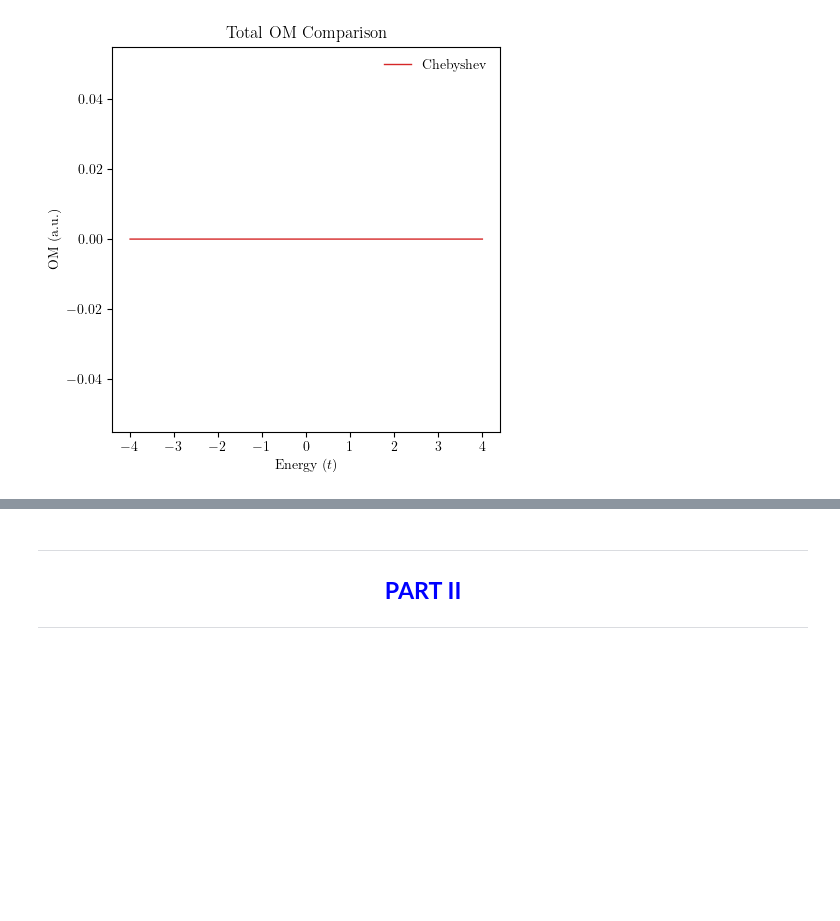
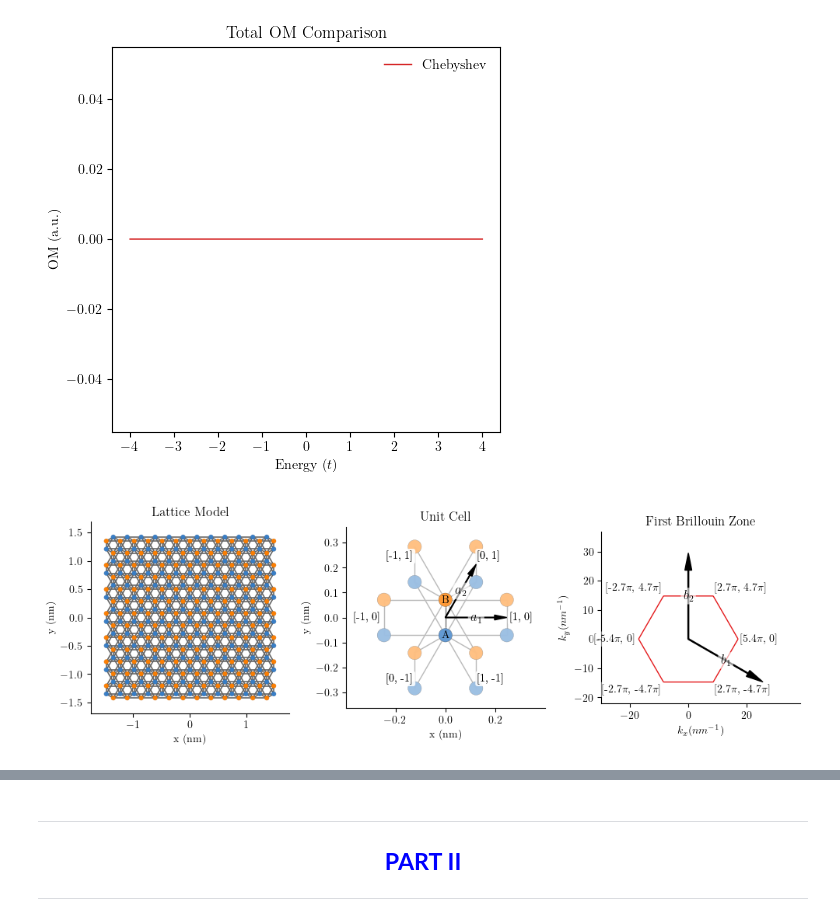
Before and after one commit to KJohnmar/ChebyshevExpasion, a Jupyter notebook: ChebyshevPolynomial.ipynb, the cells around one changed output, grey strips where cells are left out. Cells and saved outputs as stored; diff of their text form; code cells hidden in the pictures; blank space fills up the shorter version.

```diff
--- a/ChebyshevPolynomial.ipynb
+++ b/ChebyshevPolynomial.ipynb
@@ -1633,0 +1633,19 @@ def get_H_SSH(v, w):
+# %%
+lat_Graphene = haldane(onsite=(0, 0), t=1)
+
+plot=plt.figure(figsize=(10, 4))
+
+model = pb.Model(lat_Graphene, pb.rectangle(3))
+plt.subplot(131, title="Lattice Model")
+model.plot(hopping={'width': 2, 'cmap': 'auto'})
+
+plt.subplot(132, title="Unit Cell")
+lat_Graphene.plot()
+
+plt.subplot(133, title="First Brillouin Zone ")
+lat_Graphene.plot_brillouin_zone()
+
+plt.tight_layout()
+plt.show(plot)
+# %% [output]
+[figure, added]
```
Also changed, not shown: parts of 6 cells of this notebook.
